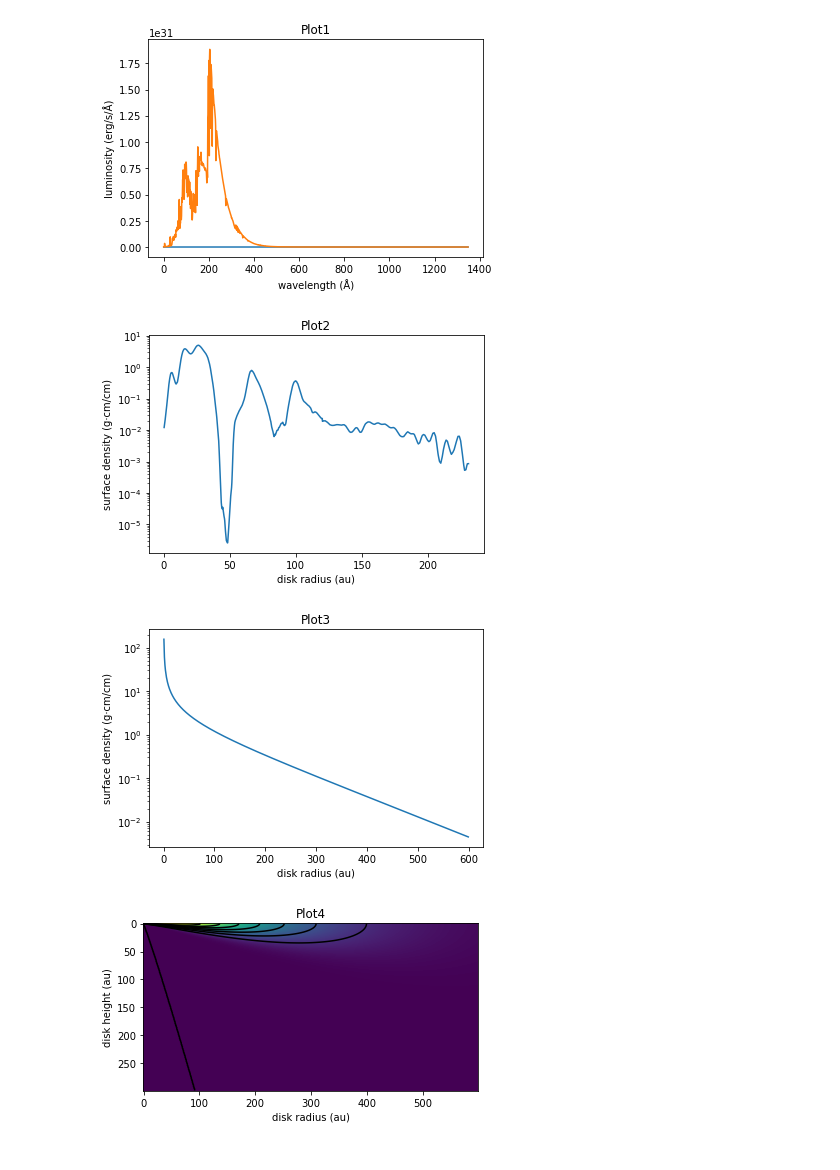
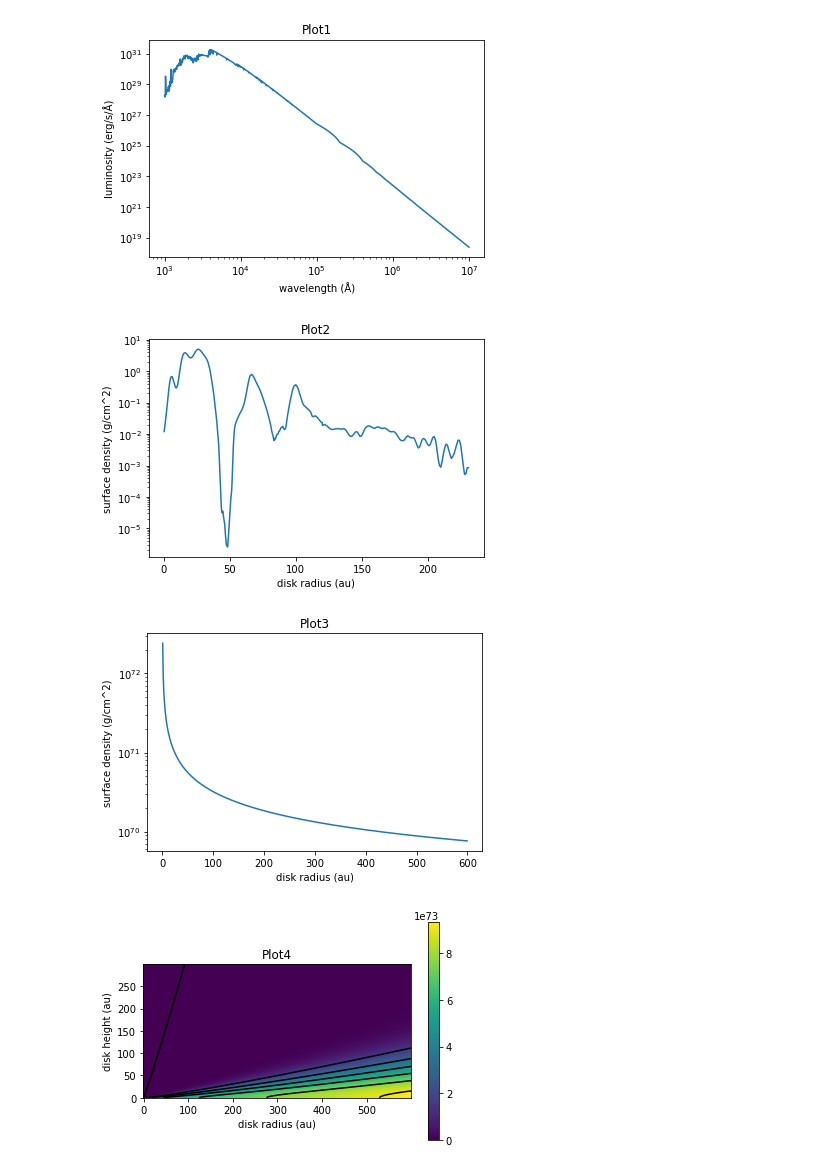
Before and after one commit to feilongm/Notebooks, a Jupyter notebook: notebooks/Plots.ipynb, the cells around one changed output. Drawn from its saved outputs; the diff is of its cells as text; code cells hidden in the pictures.

```diff
--- a/notebooks/Plots.ipynb
+++ b/notebooks/Plots.ipynb
@@ -5,7 +5,9 @@ import math
 
 filename1 = '/Users/mengfeilong/desktop/HD163296_spectra_modified_UV.txt'
 data1 = np.loadtxt(filename1)
-plt.plot(data1)
+a = data1[:,0]
+b = data1[:,1]
+plt.loglog(a, b)
 plt.xlabel(r'wavelength (Å)')
 plt.ylabel(r'luminosity (erg/s/Å)')
 plt.title(r'Plot1')
@@ -18,46 +20,47 @@ z = data2[:,1]
 plt.semilogy(r,z)
 plt.title(r'Plot2')
 plt.xlabel(r'disk radius (au)')
-plt.ylabel(r'surface density (g⋅cm/cm)')
+plt.ylabel(r'surface density (g/cm^2)')
 plt.show()
 
-Md = 0.000266666666667
+Md = 0.000266666666667 * 1.9891 * 10 ** 33
 gam = 0.8
-rc = 165.0
+rc = 165.0 * 149597871 * 100000
 sigma_c = ((2 - gam) * Md) / (2 * math.pi) * rc ** 2
 sigma_gr = sigma_c * ((x / rc) ** (-1 * gam)) * np.exp((-1 * (x / rc) ** (2 - gam)))
 plt.semilogy(x, sigma_gr)
 plt.title(r'Plot3')
 plt.xlabel(r'disk radius (au)')
-plt.ylabel(r'surface density (g⋅cm/cm)')
+plt.ylabel(r'surface density (g/cm^2)')
 plt.show()
 # %% [output]
-[figure, old version]
+[figure, new version]
 [figure]
-[figure, old version]
+[figure, new version]
 # %%
 import matplotlib.pyplot as plt
 import numpy as np
 import math
 
-Md = 0.14
+Md = 0.14 * 1.9891 * 10 ** 33
 gam = 0.8
-rc = 165.0
+rc = 165.0 * 149597871 * 100000
 r_ref = 100.0
 h_ref = 8.44
 psi = 1.08
 x = np.arange(0.45, 600.0)
 y = np.arange(0, 300.0)
 r, z = np.meshgrid(x, y)
 sigma_c = ((2 - gam) * Md) / (2 * math.pi) * rc ** 2
 sigma_gr = sigma_c * ((r / rc) ** (-1 * gam)) * np.exp((-1 * (r / rc) ** (2 - gam)))
 Hr = h_ref * (r / r_ref) ** psi
 P = (sigma_gr / ((2 * math.pi) ** (0.5)) * Hr) * np.exp(-0.5 * (z / Hr) ** 2)
-plt.imshow(P)
-plt.contour(r, z, P, colors = 'black')
+plt.imshow(P, origin = 'lower')
 plt.title(r'Plot4')
 plt.xlabel(r'disk radius (au)')
 plt.ylabel(r'disk height (au)')
+plt.colorbar()
+plt.contour(r, z, P, colors = 'black')
 plt.show()
 # %% [output]
-[figure, old version]
+[figure, new version]
```
